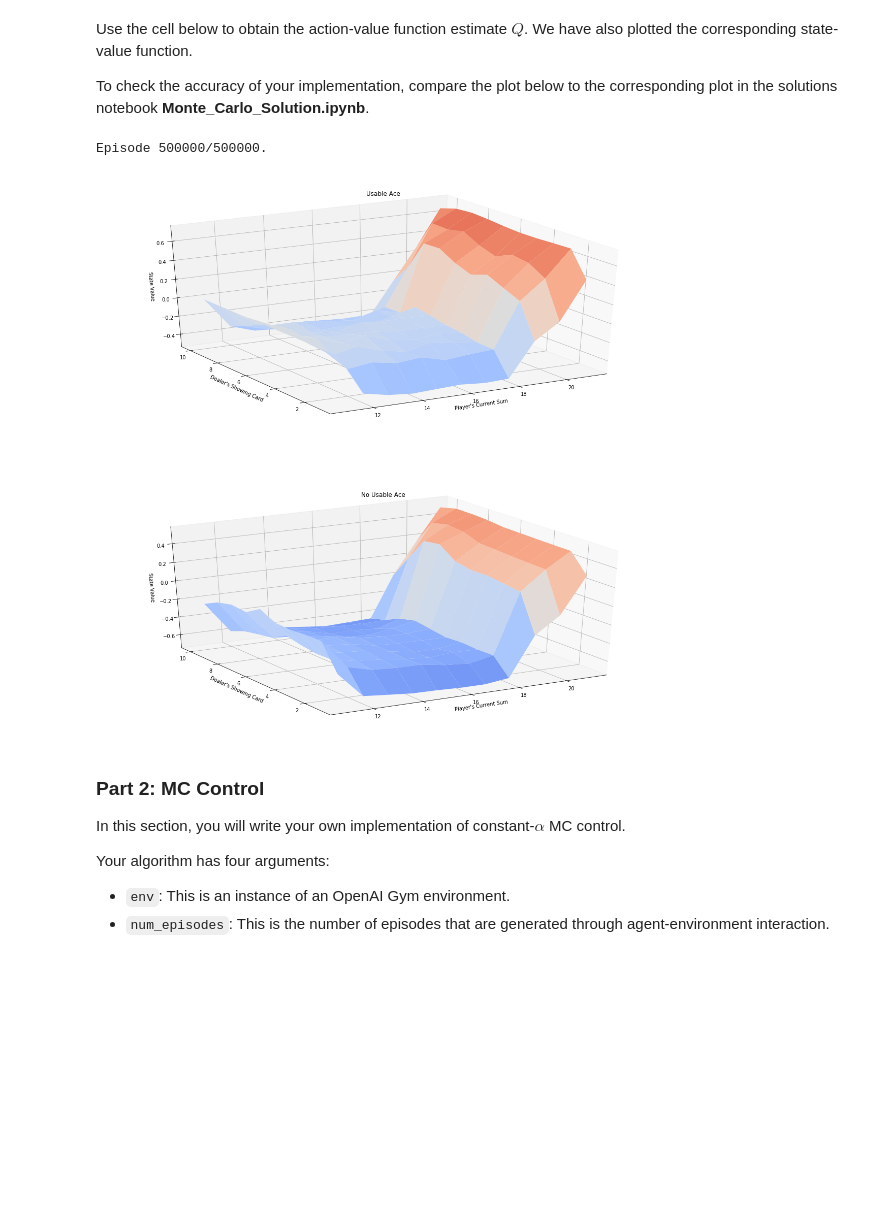
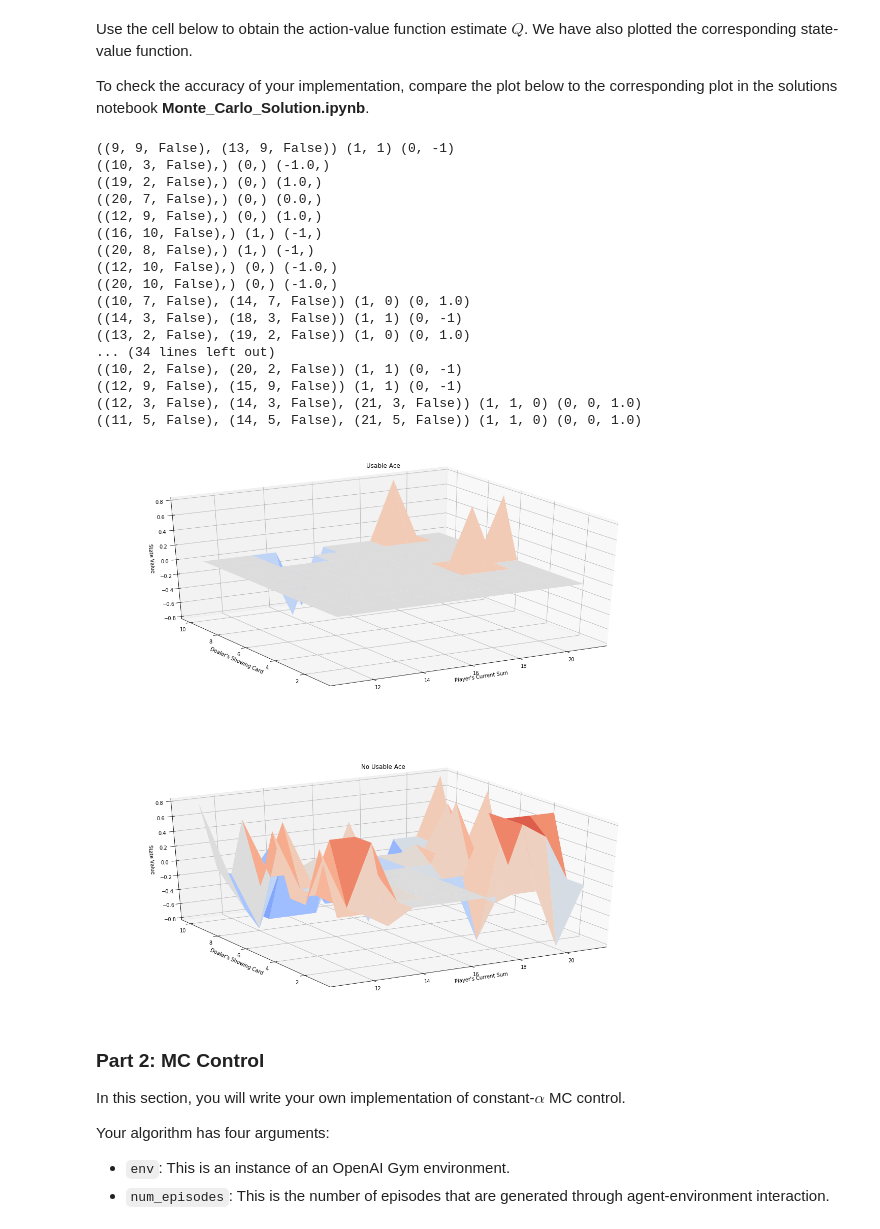
Before and after one commit to faberfred/udacity-deep-RL, a Jupyter notebook: monte-carlo/Monte_Carlo.ipynb, the cells around one changed output. Drawn from its saved outputs; the diff is of its cells as text; code cells hidden in the pictures; blank space fills up the shorter version.

```diff
--- a/monte-carlo/Monte_Carlo.ipynb
+++ b/monte-carlo/Monte_Carlo.ipynb
@@ -18,7 +19,8 @@ from plot_utils import plot_blackjack_values, plot_policy
 # %% [markdown]
 Use the code cell below to create an instance of the [Blackjack](https://github.com/openai/gym/blob/master/gym/envs/toy_text/blackjack.py) environment.
 # %%
-env = gym.make('Blackjack-v0')
+env = BlackjackEnv()
+# env = gym.make('Blackjack-v0')
 # %% [markdown]
 Each state is a 3-tuple of:
 - the player's current sum $\in \{0, 1, \ldots, 31\}$,
@@ -44,13 +46,16 @@ Execute the code cell below to play Blackjack with a random policy.
 (_The code currently plays Blackjack three times - feel free to change this number, or to run the cell multiple times.  The cell is designed for you to get some experience with the output that is returned as the agent interacts with the environment._)
 # %%
 sum_rewards = 0
-for i_episode in range(30):
-    state = env.reset()
-    while True:
+for i_episode in range(3):
+    state = env.reset() # get the initital state: sum of your cards, dealers shown carde, 'usable' ace
+#     print(state)
+    while True: # cycle as long as you are not over 21
         print('Episode: {}'.format(i_episode))
-        print(state)
-        action = env.action_space.sample() # action is 0 or 1 = randomly choosen from the action_space which is 0 or 1
-        print('--action--', action)
+#         print(state)
+        # action is 0 or 1 = randomly choosen from the action_space which is 0 or 1
+        action = env.action_space.sample()
+#         print('--action--', action)
+        # take the action: 0 or 1 and get the new state, the reward, done status and info
         state, reward, done, info = env.step(action)
         if done:
             print('final STATE: ', state)
@@ -170,17 +192,33 @@ To check the accuracy of your implementation, compare the plot below to the corr
 # %%
 # obtain the action-value function
 # Q = mc_prediction_q(env, 500000, generate_episode_from_limit_stochastic)
-Q = mc_prediction_q(env, 500000, generate_episode_from_limit_stochastic)
+Q = mc_prediction_q(env, 50, generate_episode_from_limit_stochastic)
 
 # obtain the corresponding state-value function
 V_to_plot = dict((k,(k[0]>18)*(np.dot([0.8, 0.2],v)) + (k[0]<=18)*(np.dot([0.2, 0.8],v))) \
          for k, v in Q.items())
 
 # plot the state-value function
 plot_blackjack_values(V_to_plot)
 # %% [output]
-Episode 500000/500000.
+((9, 9, False), (13, 9, False)) (1, 1) (0, -1)
+((10, 3, False),) (0,) (-1.0,)
+((19, 2, False),) (0,) (1.0,)
+((20, 7, False),) (0,) (0.0,)
+((12, 9, False),) (0,) (1.0,)
+((16, 10, False),) (1,) (-1,)
+((20, 8, False),) (1,) (-1,)
+((12, 10, False),) (0,) (-1.0,)
+((20, 10, False),) (0,) (-1.0,)
+((10, 7, False), (14, 7, False)) (1, 0) (0, 1.0)
+((14, 3, False), (18, 3, False)) (1, 1) (0, -1)
+((13, 2, False), (19, 2, False)) (1, 0) (0, 1.0)
+... (34 lines left out)
+((10, 2, False), (20, 2, False)) (1, 1) (0, -1)
+((12, 9, False), (15, 9, False)) (1, 1) (0, -1)
+((12, 3, False), (14, 3, False), (21, 3, False)) (1, 1, 0) (0, 0, 1.0)
+((11, 5, False), (14, 5, False), (21, 5, False)) (1, 1, 0) (0, 0, 1.0)
-[figure, old version]
+[figure, new version]
 # %% [markdown]
 ### Part 2: MC Control
 
```
Also changed, not shown: parts of 6 cells of this notebook, 8 other files.
